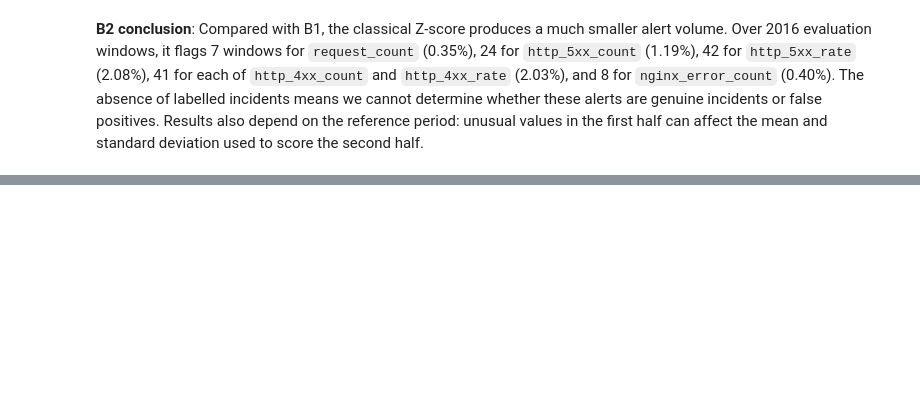
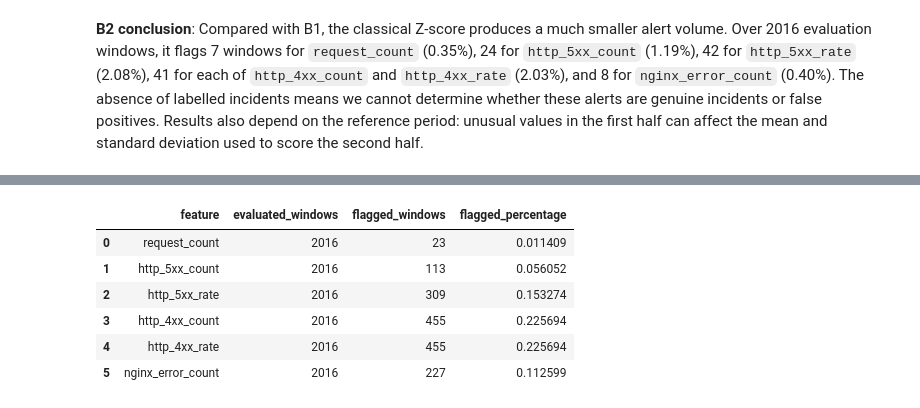
Before and after one commit to astrolabsoftware/fink-api-anomaly-detection, a Jupyter notebook: notebooks/04_baselines_evaluation.ipynb, the cells around one changed output, grey strips where cells are left out. Saved outputs shown, nothing was run; the diff lists cells and outputs as text; code cells hidden in the pictures; blank space fills up the shorter version.

```diff
--- a/notebooks/04_baselines_evaluation.ipynb
+++ b/notebooks/04_baselines_evaluation.ipynb
@@ -244,0 +261,29 @@ plt.show()
+# %%
+b3_features = b2_features.copy()
+b3_predictions = {}
+b3_summary = []
+
+for feature in b3_features:
+    baseline = RobustZScoreBaseline(feature=feature, threshold=3.5)
+    baseline.fit(b2_reference_df)
+    predictions = baseline.predict(b2_evaluation_df)
+    b3_predictions[feature] = predictions
+    b3_summary.append(
+        {
+            "feature": feature,
+            "evaluated_windows": len(predictions),
+            "flagged_windows": int(predictions["is_anomaly"].sum()),
+            "flagged_percentage": predictions["is_anomaly"].mean(),
+        }
+    )
+
+b3_summary_df = pd.DataFrame(b3_summary)
+display(b3_summary_df)
+# %% [output]
+|  | feature | evaluated_windows | flagged_windows | flagged_percentage |
+| 0 | request_count | 2016 | 23 | 0.011409 |
+| 1 | http_5xx_count | 2016 | 113 | 0.056052 |
+| 2 | http_5xx_rate | 2016 | 309 | 0.153274 |
+| 3 | http_4xx_count | 2016 | 455 | 0.225694 |
+| 4 | http_4xx_rate | 2016 | 455 | 0.225694 |
+| 5 | nginx_error_count | 2016 | 227 | 0.112599 |
```
Also changed, not shown: parts of 7 cells of this notebook, 2 other files.
